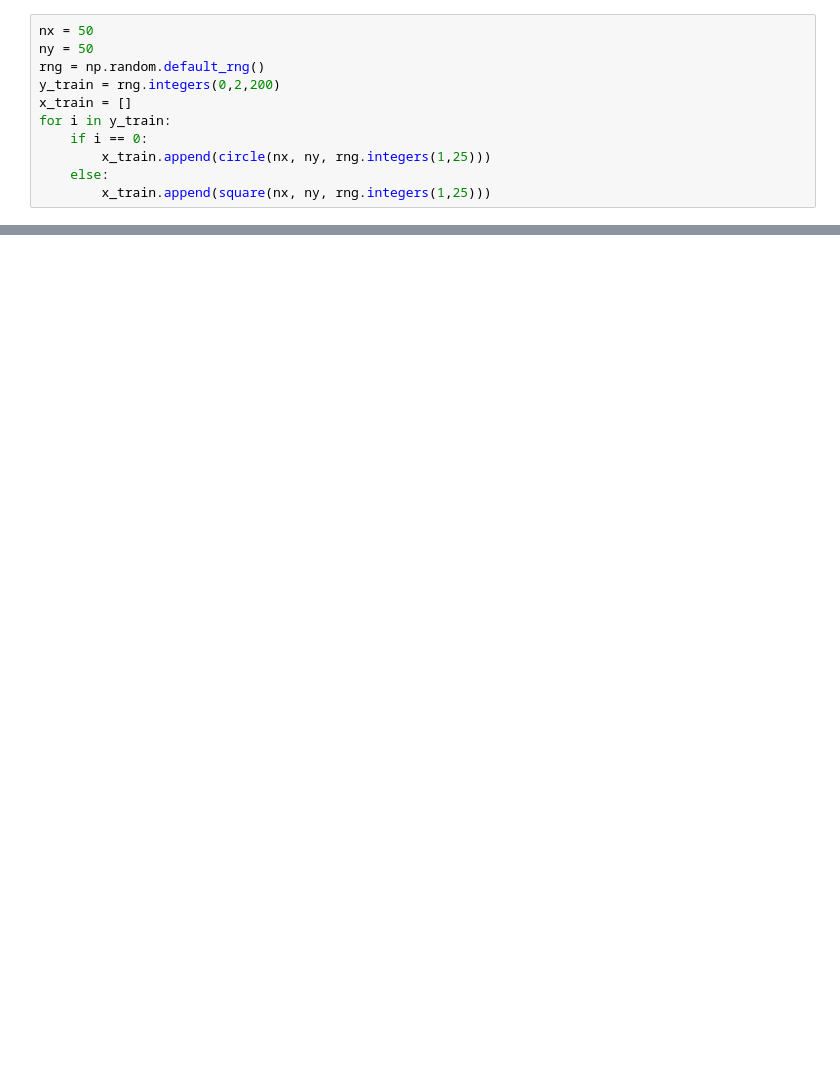
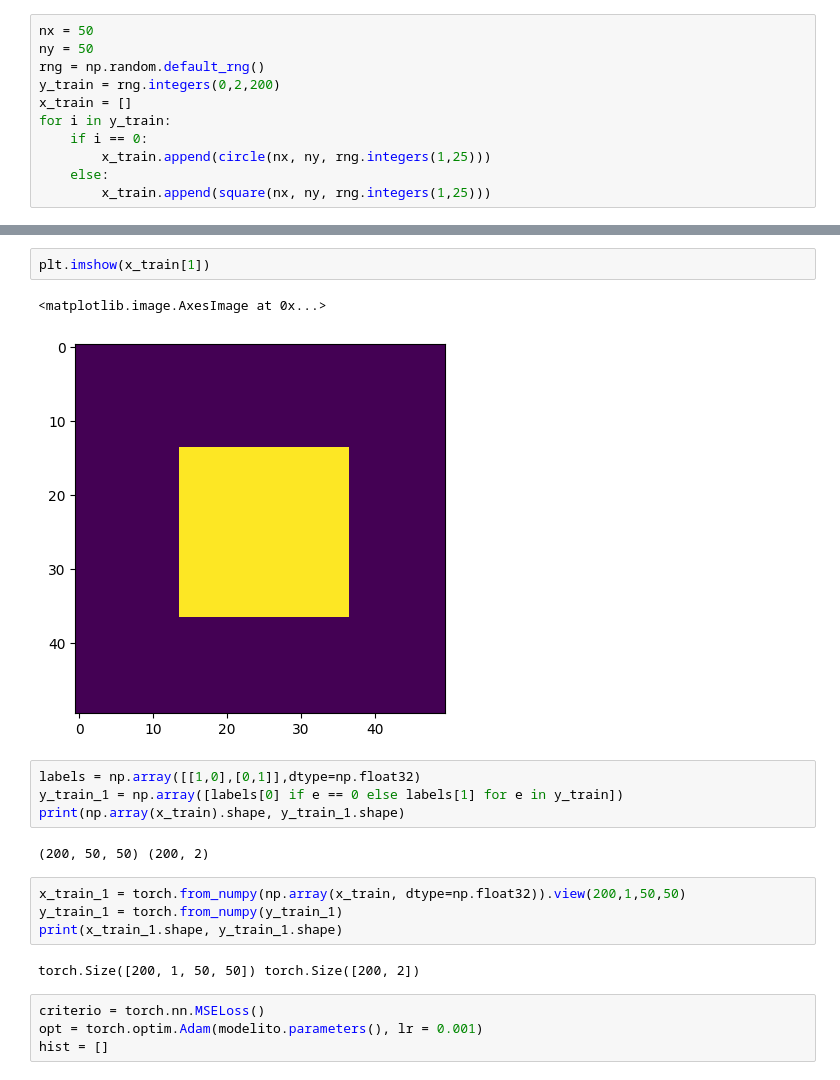
Before and after one commit to sebastlop/series-temporales-machine-learning, a Jupyter notebook: Apuntes/Tema-6/Tema-6.3.1-redes-convolucionales.ipynb, the cells around one changed output, grey strips where cells are left out. Drawn from its saved outputs; the diff is of its cells as text; blank space fills up the shorter version.

```diff
--- a/Apuntes/Tema-6/Tema-6.3.1-redes-convolucionales.ipynb
+++ b/Apuntes/Tema-6/Tema-6.3.1-redes-convolucionales.ipynb
@@ -75,0 +86,21 @@ class Model(torch.nn.Module):
+# %%
+plt.imshow(x_train[1])
+# %% [output]
+<matplotlib.image.AxesImage at 0x...>
+[figure, added]
+# %%
+labels = np.array([[1,0],[0,1]],dtype=np.float32)
+y_train_1 = np.array([labels[0] if e == 0 else labels[1] for e in y_train])
+print(np.array(x_train).shape, y_train_1.shape)
+# %% [output]
+(200, 50, 50) (200, 2)
+# %%
+x_train_1 = torch.from_numpy(np.array(x_train, dtype=np.float32)).view(200,1,50,50)
+y_train_1 = torch.from_numpy(y_train_1)
+print(x_train_1.shape, y_train_1.shape)
+# %% [output]
+torch.Size([200, 1, 50, 50]) torch.Size([200, 2])
+# %%
+criterio = torch.nn.MSELoss()
+opt = torch.optim.Adam(modelito.parameters(), lr = 0.001)
+hist = []
```
Also changed, not shown: parts of 9 cells of this notebook.
